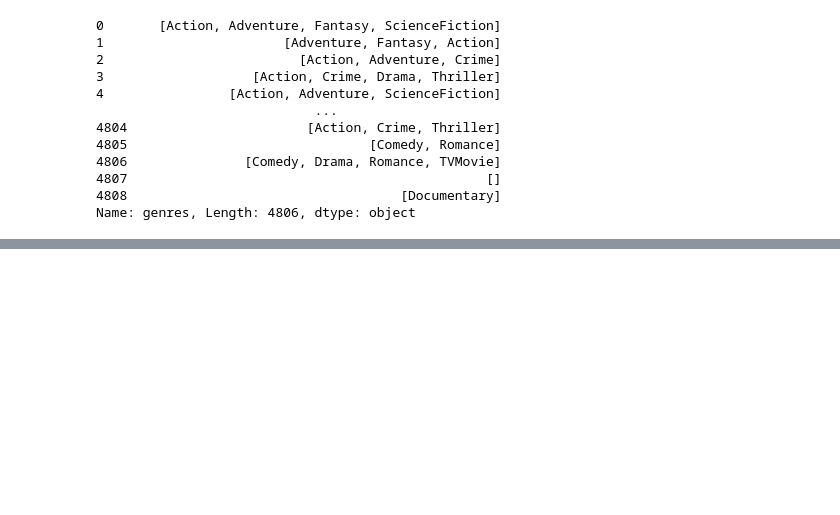
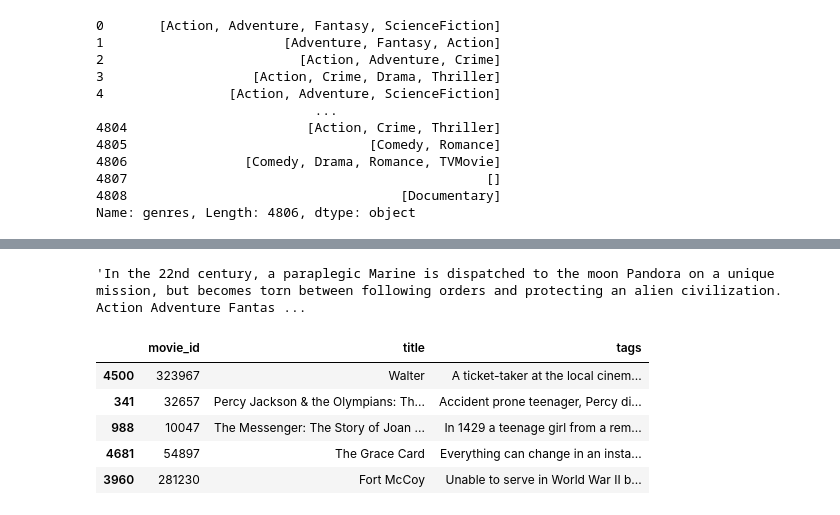
Before and after one commit to Ob1ida/Movie-Recommendation-Model, a Jupyter notebook: Model.ipynb, the cells around one changed output, grey strips where cells are left out. Saved outputs shown, nothing was run; the diff lists cells and outputs as text; code cells hidden in the pictures; blank space fills up the shorter version.

```diff
--- a/Model.ipynb
+++ b/Model.ipynb
@@ -267,0 +265,4 @@ Final_df['tags'][0]
+# %%
+Final_df['tags'][0]
+# %% [output]
+'In the 22nd century, a paraplegic Marine is dispatched to the moon Pandora on a unique mission, but becomes torn between following orders and protecting an alien civilization. Action Adventure Fantas ...
@@ -267,0 +284,9 @@ Final_df['tags'][0]
+# %%
+sea
+# %% [output]
+|  | movie_id | title | tags |
+| 4500 | 323967 | Walter | A ticket-taker at the local cinem... |
+| 341 | 32657 | Percy Jackson & the Olympians: Th... | Accident prone teenager, Percy di... |
+| 988 | 10047 | The Messenger: The Story of Joan ... | In 1429 a teenage girl from a rem... |
+| 4681 | 54897 | The Grace Card | Everything can change in an insta... |
+| 3960 | 281230 | Fort McCoy | Unable to serve in World War II b... |
```
Also changed, not shown: parts of 18 cells of this notebook.
